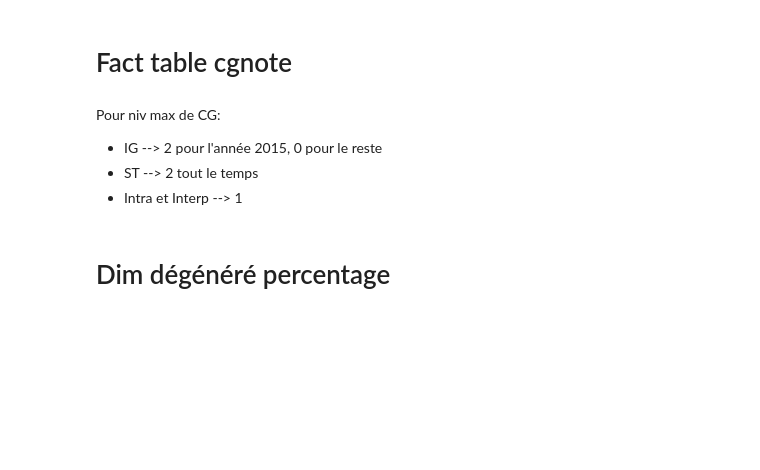
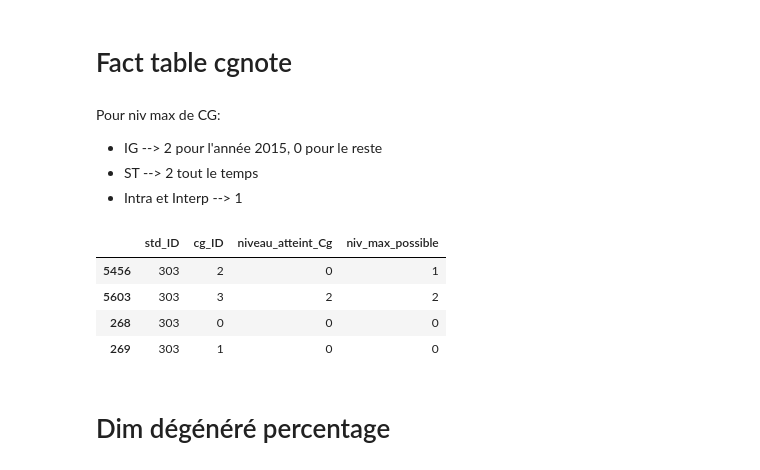
Before and after one commit to Syndorik/BI, a Jupyter notebook: ipynb/Dim creation.ipynb, the cells around one changed output. Cells and saved outputs as stored; diff of their text form; code cells hidden in the pictures; blank space fills up the shorter version.

```diff
--- a/ipynb/Dim creation.ipynb
+++ b/ipynb/Dim creation.ipynb
@@ -635,6 +649,14 @@ niv_atteint_pd = [0]*len(cg_pd)
 niv_max_possible_pd = [0]*len(std_pd)
 df_toappend = pd.DataFrame(data= {"std_ID":std_pd,"cg_ID" : cg_pd,"niveau_atteint_Cg":niv_atteint_pd, "niv_max_possible":niv_max_possible_pd})
 ft_cgnote = ft_cgnote.append(df_toappend)
+# %%
+ft_cgnote[ft_cgnote["std_ID"] == 303]
+# %% [output]
+|  | std_ID | cg_ID | niveau_atteint_Cg | niv_max_possible |
+| 5456 | 303 | 2 | 0 | 1 |
+| 5603 | 303 | 3 | 2 | 2 |
+| 268 | 303 | 0 | 0 | 0 |
+| 269 | 303 | 1 | 0 | 0 |
 # %% [markdown]
 # Dim dégénéré percentage
 # %%
```
Also changed, not shown: parts of 4 cells of this notebook, 4 other files.
